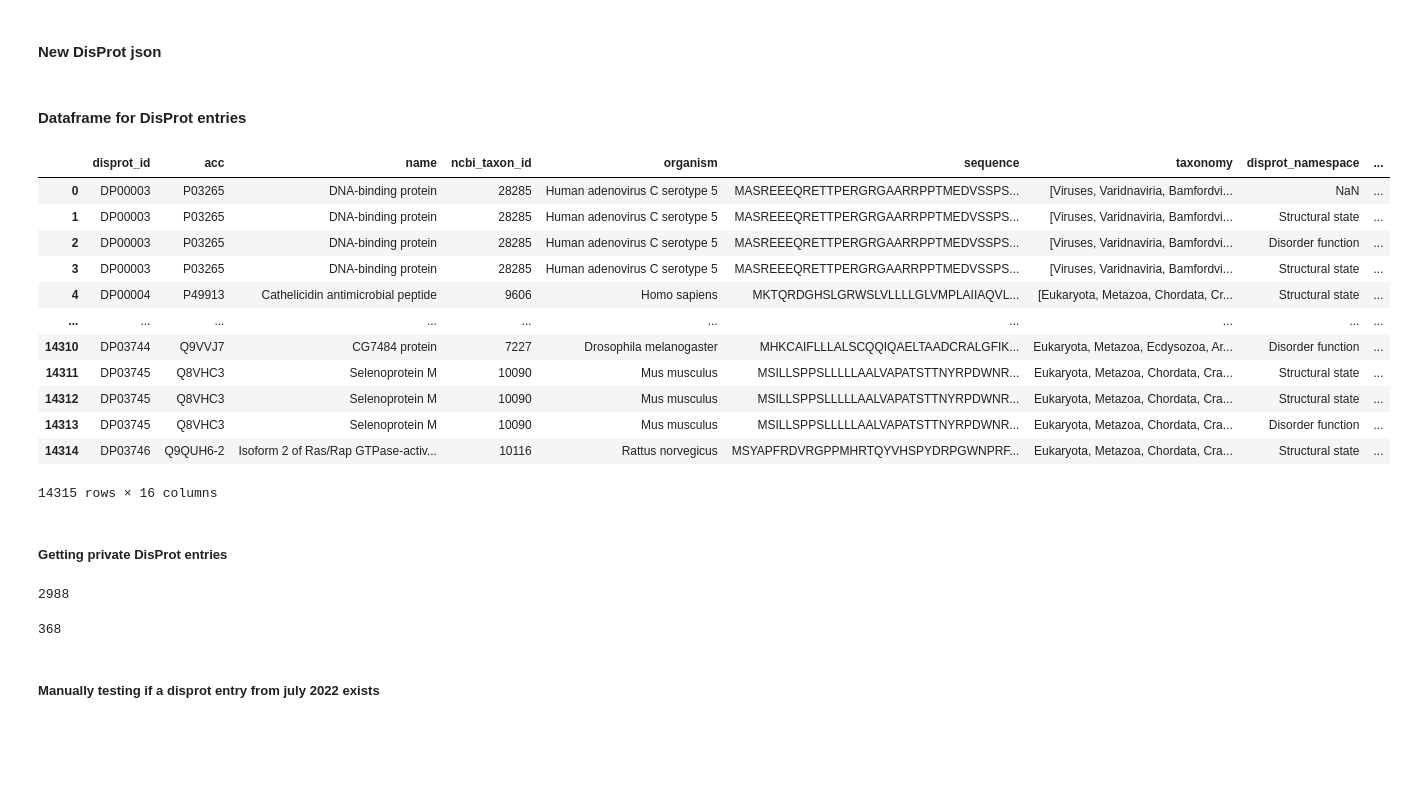
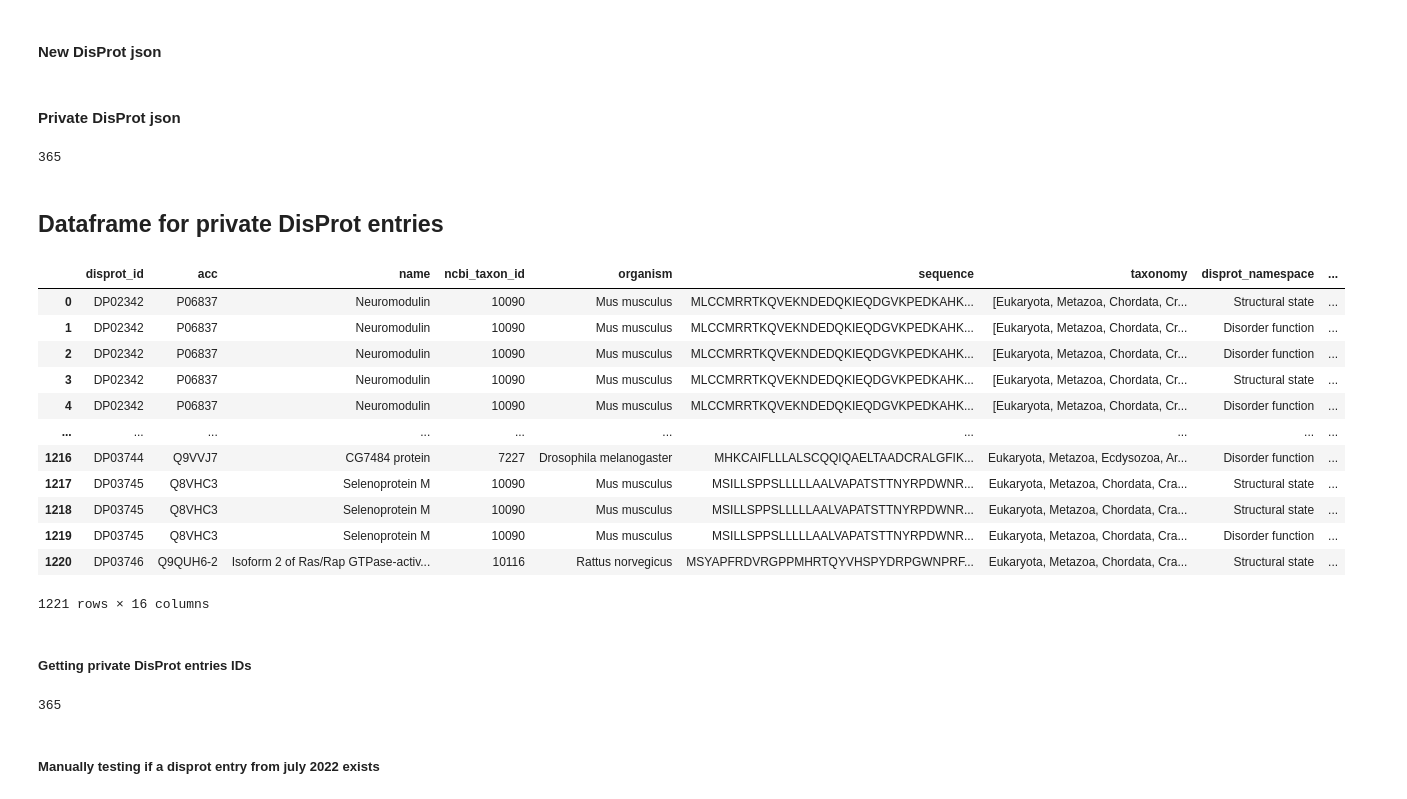
Before and after one commit to BioComputingUP/caid2-reference, a Jupyter notebook: src/notebooks/references.ipynb, the cells around one changed output. Saved outputs shown, nothing was run; the diff lists cells and outputs as text; code cells hidden in the pictures; blank space fills up the shorter version.

Commit message:
Updated cleaner detection of private and useful disprot entries.

```diff
--- a/src/notebooks/references.ipynb
+++ b/src/notebooks/references.ipynb
@@ -340,39 +312,48 @@ with open(f"{dir_data_disprot}/entries_2022_06_c.json", "r") as f:
+# %% [markdown]
+#### Private DisProt json
+# %%
+json_private = []
+entries_old = {k['disprot_id'] for k in json_old}
+for ajson in json_new:
+    if (not ajson['disprot_id'] in entries_old) and \
+       (len(ajson['regions']) > 0)              and \
+       (not 'obsolete' in ajson.keys()):
+        json_private.append(ajson)
+        entries_old.discard(ajson['disprot_id'])
+len(json_private)
+# %% [output]
+365
 # %% [markdown]
-#### Dataframe for DisProt entries
+## Dataframe for private DisProt entries
 # %%
-multiple_level_data = pd.json_normalize( data          = json_new
+multiple_level_data = pd.json_normalize( data          = json_private
                                        , record_path   = ['regions']
                                        , meta          = main_columns
                                        , meta_prefix   = ''
                                        , record_prefix = '' )
 multiple_level_data = multiple_level_data.loc[:, main_columns + region_columns]
 multiple_level_data
 # %% [output]
 |  | disprot_id | acc | name | ncbi_taxon_id | organism | sequence | taxonomy | disprot_namespace | ... |
-| 0 | DP00003 | P03265 | DNA-binding protein | 28285 | Human adenovirus C serotype 5 | MASREEEQRETTPERGRGAARRPPTMEDVSSPS... | [Viruses, Varidnaviria, Bamfordvi... | NaN | ... |
-| 1 | DP00003 | P03265 | DNA-binding protein | 28285 | Human adenovirus C serotype 5 | MASREEEQRETTPERGRGAARRPPTMEDVSSPS... | [Viruses, Varidnaviria, Bamfordvi... | Structural state | ... |
-| 2 | DP00003 | P03265 | DNA-binding protein | 28285 | Human adenovirus C serotype 5 | MASREEEQRETTPERGRGAARRPPTMEDVSSPS... | [Viruses, Varidnaviria, Bamfordvi... | Disorder function | ... |
-| 3 | DP00003 | P03265 | DNA-binding protein | 28285 | Human adenovirus C serotype 5 | MASREEEQRETTPERGRGAARRPPTMEDVSSPS... | [Viruses, Varidnaviria, Bamfordvi... | Structural state | ... |
-| 4 | DP00004 | P49913 | Cathelicidin antimicrobial peptide | 9606 | Homo sapiens | MKTQRDGHSLGRWSLVLLLLGLVMPLAIIAQVL... | [Eukaryota, Metazoa, Chordata, Cr... | Structural state | ... |
+| 0 | DP02342 | P06837 | Neuromodulin | 10090 | Mus musculus | MLCCMRRTKQVEKNDEDQKIEQDGVKPEDKAHK... | [Eukaryota, Metazoa, Chordata, Cr... | Structural state | ... |
+| 1 | DP02342 | P06837 | Neuromodulin | 10090 | Mus musculus | MLCCMRRTKQVEKNDEDQKIEQDGVKPEDKAHK... | [Eukaryota, Metazoa, Chordata, Cr... | Disorder function | ... |
+| 2 | DP02342 | P06837 | Neuromodulin | 10090 | Mus musculus | MLCCMRRTKQVEKNDEDQKIEQDGVKPEDKAHK... | [Eukaryota, Metazoa, Chordata, Cr... | Disorder function | ... |
+| 3 | DP02342 | P06837 | Neuromodulin | 10090 | Mus musculus | MLCCMRRTKQVEKNDEDQKIEQDGVKPEDKAHK... | [Eukaryota, Metazoa, Chordata, Cr... | Structural state | ... |
+| 4 | DP02342 | P06837 | Neuromodulin | 10090 | Mus musculus | MLCCMRRTKQVEKNDEDQKIEQDGVKPEDKAHK... | [Eukaryota, Metazoa, Chordata, Cr... | Disorder function | ... |
 | ... | ... | ... | ... | ... | ... | ... | ... | ... | ... |
-| 14310 | DP03744 | Q9VVJ7 | CG7484 protein | 7227 | Drosophila melanogaster | MHKCAIFLLLALSCQQIQAELTAADCRALGFIK... | Eukaryota, Metazoa, Ecdysozoa, Ar... | Disorder function | ... |
-| 14311 | DP03745 | Q8VHC3 | Selenoprotein M | 10090 | Mus musculus | MSILLSPPSLLLLLAALVAPATSTTNYRPDWNR... | Eukaryota, Metazoa, Chordata, Cra... | Structural state | ... |
-| 14312 | DP03745 | Q8VHC3 | Selenoprotein M | 10090 | Mus musculus | MSILLSPPSLLLLLAALVAPATSTTNYRPDWNR... | Eukaryota, Metazoa, Chordata, Cra... | Structural state | ... |
-| 14313 | DP03745 | Q8VHC3 | Selenoprotein M | 10090 | Mus musculus | MSILLSPPSLLLLLAALVAPATSTTNYRPDWNR... | Eukaryota, Metazoa, Chordata, Cra... | Disorder function | ... |
-| 14314 | DP03746 | Q9QUH6-2 | Isoform 2 of Ras/Rap GTPase-activ... | 10116 | Rattus norvegicus | MSYAPFRDVRGPPMHRTQYVHSPYDRPGWNPRF... | Eukaryota, Metazoa, Chordata, Cra... | Structural state | ... |
+| 1216 | DP03744 | Q9VVJ7 | CG7484 protein | 7227 | Drosophila melanogaster | MHKCAIFLLLALSCQQIQAELTAADCRALGFIK... | Eukaryota, Metazoa, Ecdysozoa, Ar... | Disorder function | ... |
+| 1217 | DP03745 | Q8VHC3 | Selenoprotein M | 10090 | Mus musculus | MSILLSPPSLLLLLAALVAPATSTTNYRPDWNR... | Eukaryota, Metazoa, Chordata, Cra... | Structural state | ... |
+| 1218 | DP03745 | Q8VHC3 | Selenoprotein M | 10090 | Mus musculus | MSILLSPPSLLLLLAALVAPATSTTNYRPDWNR... | Eukaryota, Metazoa, Chordata, Cra... | Structural state | ... |
+| 1219 | DP03745 | Q8VHC3 | Selenoprotein M | 10090 | Mus musculus | MSILLSPPSLLLLLAALVAPATSTTNYRPDWNR... | Eukaryota, Metazoa, Chordata, Cra... | Disorder function | ... |
+| 1220 | DP03746 | Q9QUH6-2 | Isoform 2 of Ras/Rap GTPase-activ... | 10116 | Rattus norvegicus | MSYAPFRDVRGPPMHRTQYVHSPYDRPGWNPRF... | Eukaryota, Metazoa, Chordata, Cra... | Structural state | ... |
-14315 rows × 16 columns
+1221 rows × 16 columns
 # %% [markdown]
-##### Getting private DisProt entries
+##### Getting private DisProt entries IDs
 # %%
-set_disprot_ids_new = set(multiple_level_data["disprot_id"].tolist())
-len(set_disprot_ids_new)
+set_disprot_ids_private = set(multiple_level_data["disprot_id"].tolist())
+len(set_disprot_ids_private)
 # %% [output]
-2988
+365
-# %%
-set_disprot_ids_private = set_disprot_ids_new - set_disprot_ids_old
-len(set_disprot_ids_private)
-# %% [output]
-368
 # %% [markdown]
 ##### Manually testing if a disprot entry from july 2022 exists
 # %%
```
Also changed, not shown: parts of 24 cells of this notebook.
